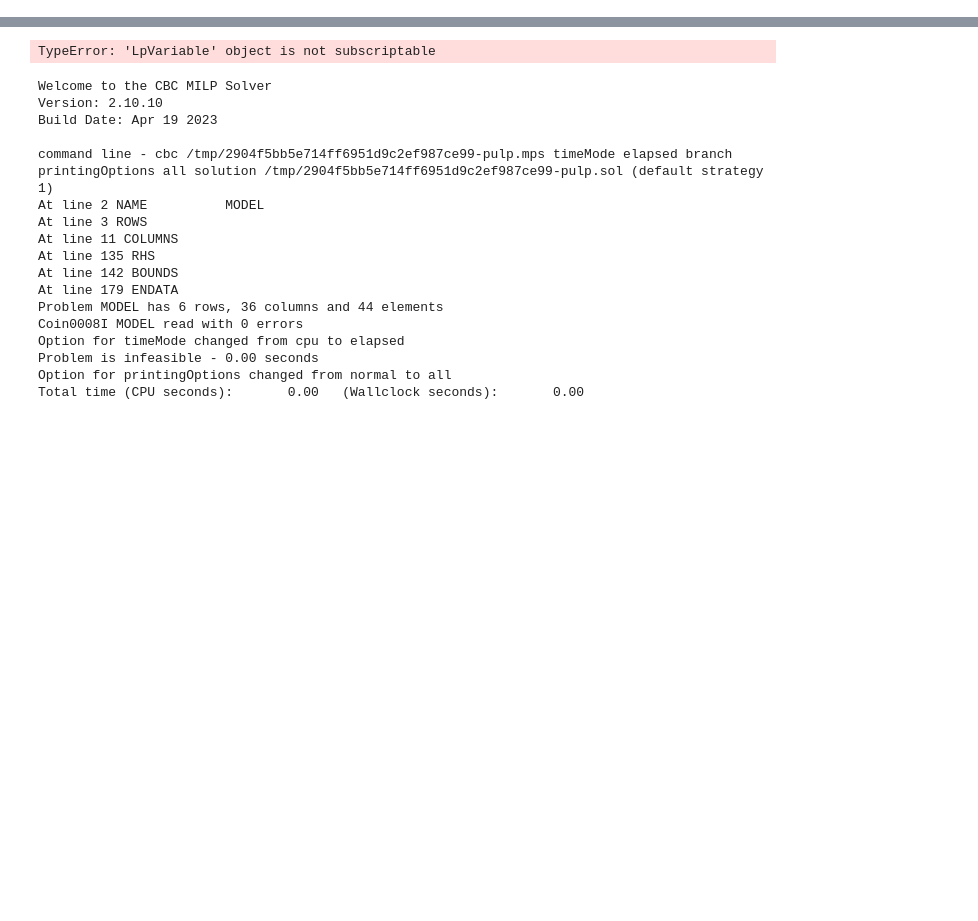
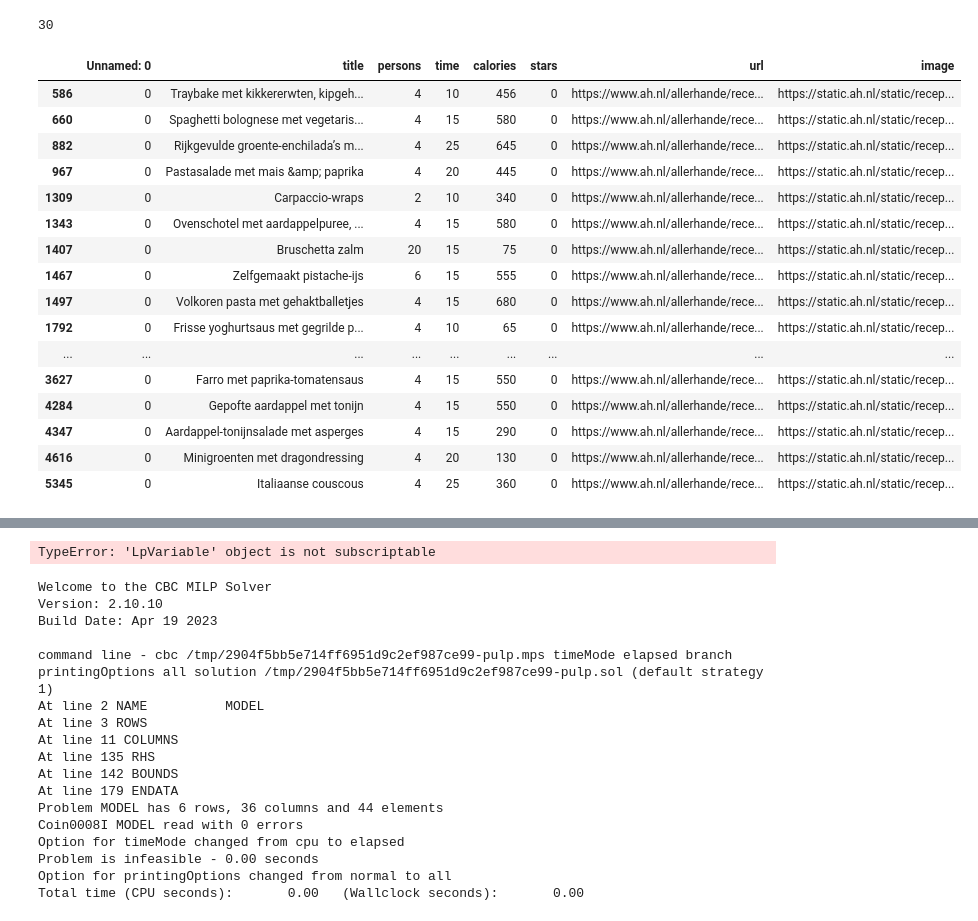
Before and after one commit to Fentjoe/project-2, a Jupyter notebook: Eindproduct/LP solver.ipynb, the cells around one changed output, grey strips where cells are left out. Saved outputs shown, nothing was run; the diff lists cells and outputs as text; code cells hidden in the pictures; blank space fills up the shorter version.

```diff
--- a/Eindproduct/LP solver.ipynb
+++ b/Eindproduct/LP solver.ipynb
@@ -21,0 +17,76 @@ vis_tag
+# %%
+fav_recepten = pd.read_csv('Recepten_kiezen_gescheiden.csv')
+new_df = fav_recepten[fav_recepten['calories']>= 600]
+len(new_df )
+# %% [output]
+30
+# %%
+
+fav_recepten = new_df
+aanbevolen_lijst = ['Snelle Thaise viskoekjes met chilisaus',
+ "Volkorenpincho's",
+ "Marokkaanse' lamsbout",
+ 'Kerstballetjes met gesmolten kaas',
+ "Burrito'-schotel met knapperige tortillapuntjes",
+ 'Mexicaanse maaltijdsoep van zoete aardappel met kidneybonen ',
+ 'Kaasvlinders',
+ 'Traybake met kikkererwten, kipgehaktballetjes en garam masala',
+ 'Oranje plaatpizza',
+ 'Farro met paprika-tomatensaus',
+ 'Frisse yoghurtsaus met gegrilde paprika',
+ 'Cottage pie met doperwten-linzen-maismix',
+ 'Carpaccio-wraps',
+ 'Macaronischotel met broccoli',
+ 'Gepofte aardappel met tonijn',
+ 'Ovenschotel met aardappel\xadpuree, gehakt &amp; bloemkoolrijst',
+ 'Plaatpizza met salami en tomaatjes',
+ 'Minigroenten met dragondressing',
+ 'Bruschetta zalm',
+ 'Volkoren pasta met gehaktballetjes ',
+ 'Spaghetti bolognese met vegetarisch Gehackt',
+ 'Rijkgevulde groente-enchilada’s met mais &amp; geraspte kaas',
+ 'Pastasalade met mais &amp; paprika',
+ 'Italiaanse couscous ',
+ 'Bruschette met paprikapaté',
+ 'Aardappel-tonijnsalade met asperges',
+ 'Zelfgemaakt pistache-ijs',
+ 'Tomatensaus',
+ 'Omelet bakken',
+ 'Gepofte-knoflooksaus']
+aanbevolen = data_recipes.loc[data_recipes['title'].isin(aanbevolen_lijst)]
+#aanbevolen = aanbevolen[aanbevolen['calories']>=600]
+recepten_data = pd.concat([fav_recepten, aanbevolen])
+recepten_data = recepten_data[['title','calories']]
+data_tags = vis_tag.loc[vis_tag['recipe'].isin(recepten_data['title'])].copy()
+new_rows = []
+for i in fav_recepten['title']:
+    new_row = {'Unnamed: 0': '0', 'recipe': i, 'tag': 'favoriet'}
+    new_rows.append(new_row)
+    #data_tags.loc[len(data_tags)] = new_row
+
+for i in aanbevolen['title']:
+    new_row = {'Unnamed: 0': '0', 'recipe': i, 'tag': 'aanbevolen'}
+    new_rows.append(new_row)
+    #data_tags.loc[len(data_tags)] = new_row
+new_rows_df = pd.DataFrame(new_rows)
+data_tags = pd.concat([data_tags, new_rows_df], ignore_index=True)
+aanbevolen
+#data_tags
+# %% [output]
+|  | Unnamed: 0 | title | persons | time | calories | stars | url | image |
+| 586 | 0 | Traybake met kikkererwten, kipgeh... | 4 | 10 | 456 | 0 | https://www.ah.nl/allerhande/rece... | https://static.ah.nl/static/recep... |
+| 660 | 0 | Spaghetti bolognese met vegetaris... | 4 | 15 | 580 | 0 | https://www.ah.nl/allerhande/rece... | https://static.ah.nl/static/recep... |
+| 882 | 0 | Rijkgevulde groente-enchilada’s m... | 4 | 25 | 645 | 0 | https://www.ah.nl/allerhande/rece... | https://static.ah.nl/static/recep... |
+| 967 | 0 | Pastasalade met mais &amp; paprika | 4 | 20 | 445 | 0 | https://www.ah.nl/allerhande/rece... | https://static.ah.nl/static/recep... |
+| 1309 | 0 | Carpaccio-wraps | 2 | 10 | 340 | 0 | https://www.ah.nl/allerhande/rece... | https://static.ah.nl/static/recep... |
+| 1343 | 0 | Ovenschotel met aardappel­puree, ... | 4 | 15 | 580 | 0 | https://www.ah.nl/allerhande/rece... | https://static.ah.nl/static/recep... |
+| 1407 | 0 | Bruschetta zalm | 20 | 15 | 75 | 0 | https://www.ah.nl/allerhande/rece... | https://static.ah.nl/static/recep... |
+| 1467 | 0 | Zelfgemaakt pistache-ijs | 6 | 15 | 555 | 0 | https://www.ah.nl/allerhande/rece... | https://static.ah.nl/static/recep... |
+| 1497 | 0 | Volkoren pasta met gehaktballetjes | 4 | 15 | 680 | 0 | https://www.ah.nl/allerhande/rece... | https://static.ah.nl/static/recep... |
+| 1792 | 0 | Frisse yoghurtsaus met gegrilde p... | 4 | 10 | 65 | 0 | https://www.ah.nl/allerhande/rece... | https://static.ah.nl/static/recep... |
+| ... | ... | ... | ... | ... | ... | ... | ... | ... |
+| 3627 | 0 | Farro met paprika-tomatensaus | 4 | 15 | 550 | 0 | https://www.ah.nl/allerhande/rece... | https://static.ah.nl/static/recep... |
+| 4284 | 0 | Gepofte aardappel met tonijn | 4 | 15 | 550 | 0 | https://www.ah.nl/allerhande/rece... | https://static.ah.nl/static/recep... |
+| 4347 | 0 | Aardappel-tonijnsalade met asperges | 4 | 15 | 290 | 0 | https://www.ah.nl/allerhande/rece... | https://static.ah.nl/static/recep... |
+| 4616 | 0 | Minigroenten met dragondressing | 4 | 20 | 130 | 0 | https://www.ah.nl/allerhande/rece... | https://static.ah.nl/static/recep... |
+| 5345 | 0 | Italiaanse couscous | 4 | 25 | 360 | 0 | https://www.ah.nl/allerhande/rece... | https://static.ah.nl/static/recep... |
```
Also changed, not shown: parts of 10 cells of this notebook, 4 other files.
